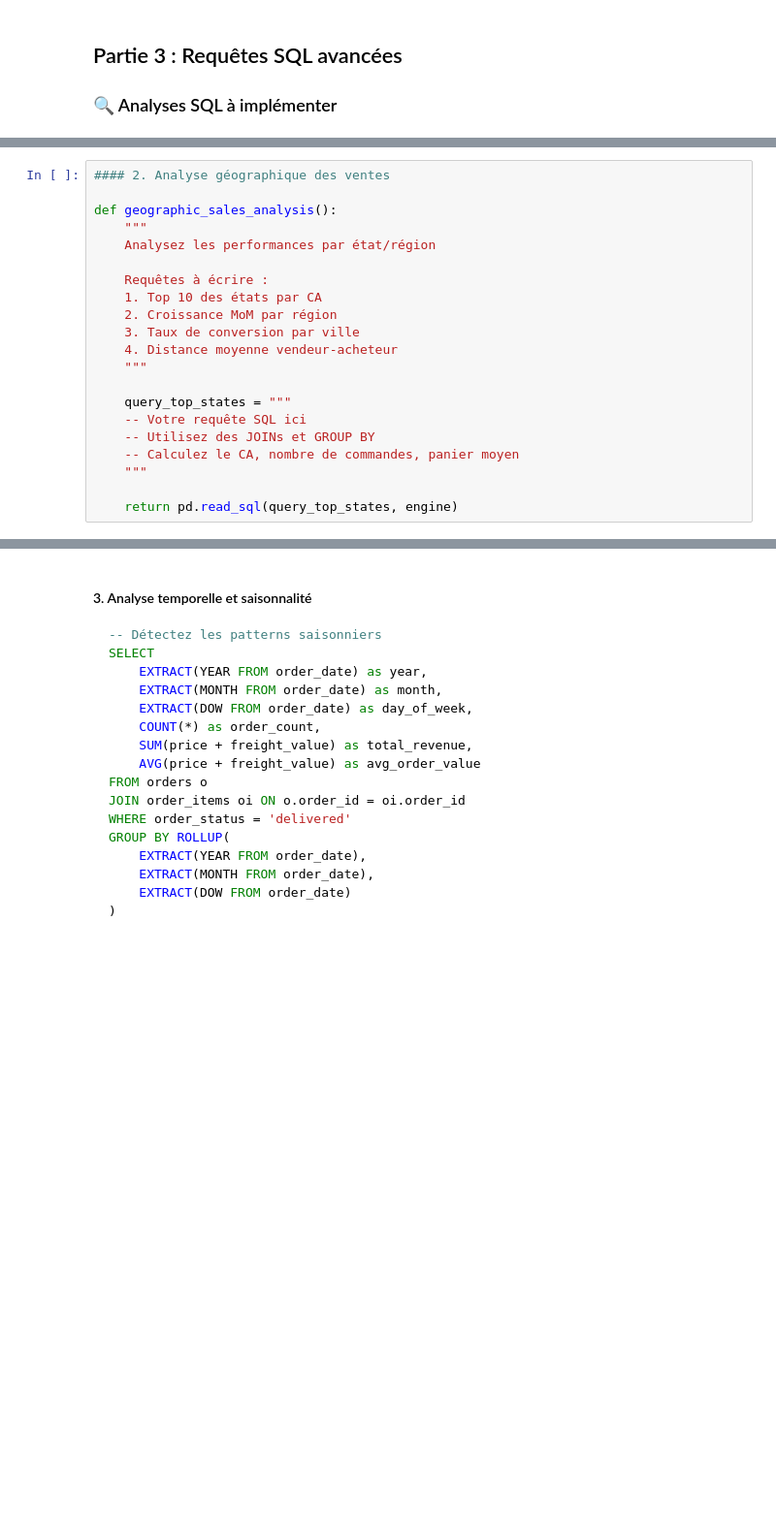
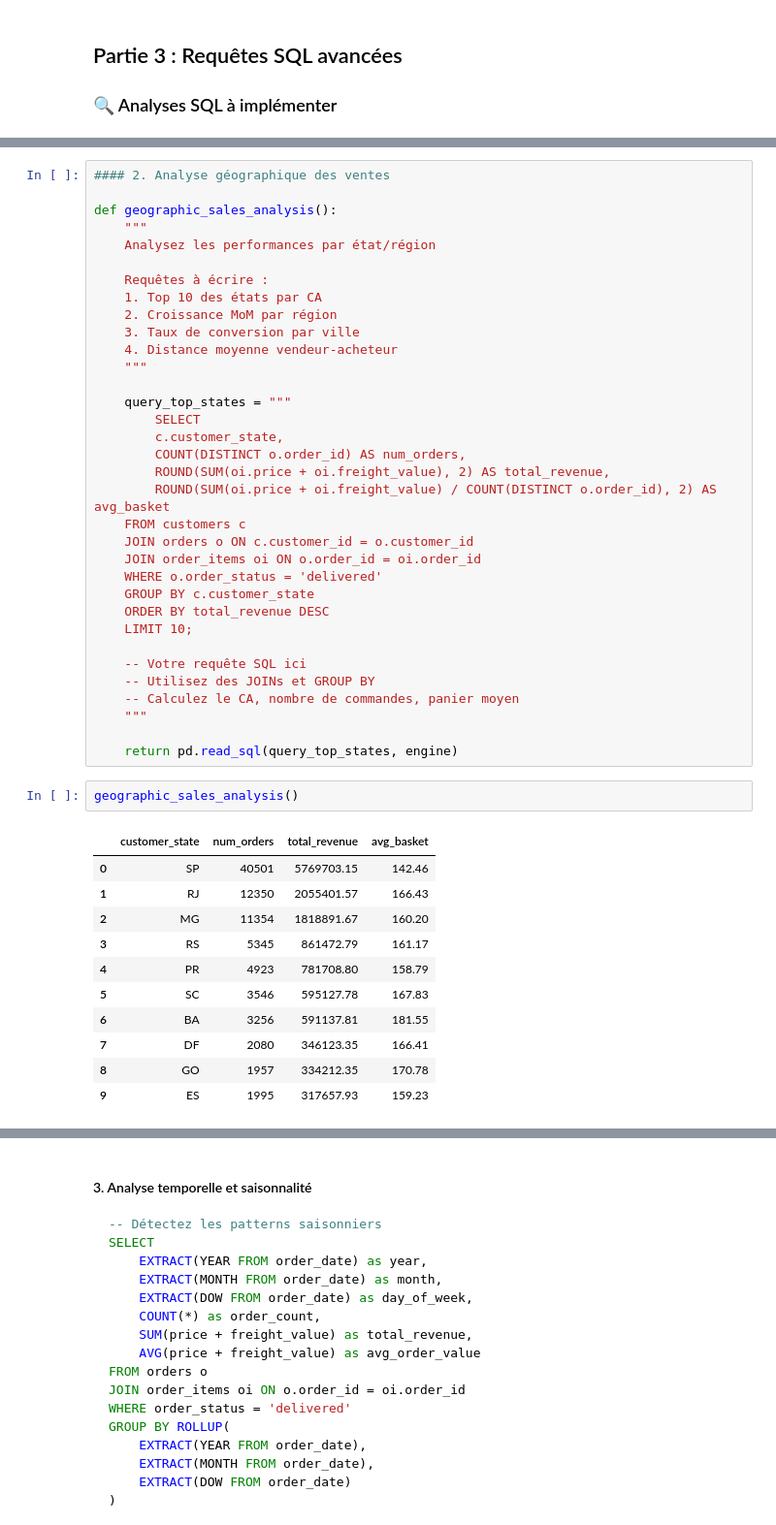
Before and after one commit to emese007/D-veloppement-d-une-solution-d-analyse-de-donn-es-multi-technologies, a Jupyter notebook: notebook-2-analyse-e-commerce-avec-postgresql-en-ligne-68833fcbee385690245472.ipynb, the cells around one changed output, grey strips where cells are left out. Shown: that part at 97% size. Cells and saved outputs as stored; diff of their text form; blank space fills up the shorter version.

```diff
--- a/notebook-2-analyse-e-commerce-avec-postgresql-en-ligne-68833fcbee385690245472.ipynb
+++ b/notebook-2-analyse-e-commerce-avec-postgresql-en-ligne-68833fcbee385690245472.ipynb
@@ -448,9 +423,36 @@ def geographic_sales_analysis():
     """
 
     query_top_states = """
+        SELECT
+        c.customer_state,
+        COUNT(DISTINCT o.order_id) AS num_orders,
+        ROUND(SUM(oi.price + oi.freight_value), 2) AS total_revenue,
+        ROUND(SUM(oi.price + oi.freight_value) / COUNT(DISTINCT o.order_id), 2) AS avg_basket
+    FROM customers c
+    JOIN orders o ON c.customer_id = o.customer_id
+    JOIN order_items oi ON o.order_id = oi.order_id
+    WHERE o.order_status = 'delivered'
+    GROUP BY c.customer_state
+    ORDER BY total_revenue DESC
+    LIMIT 10;
+
     -- Votre requête SQL ici
     -- Utilisez des JOINs et GROUP BY
     -- Calculez le CA, nombre de commandes, panier moyen
     """
 
     return pd.read_sql(query_top_states, engine)
+# %%
+geographic_sales_analysis()
+# %% [output]
+|  | customer_state | num_orders | total_revenue | avg_basket |
+| 0 | SP | 40501 | 5769703.15 | 142.46 |
+| 1 | RJ | 12350 | 2055401.57 | 166.43 |
+| 2 | MG | 11354 | 1818891.67 | 160.20 |
+| 3 | RS | 5345 | 861472.79 | 161.17 |
+| 4 | PR | 4923 | 781708.80 | 158.79 |
+| 5 | SC | 3546 | 595127.78 | 167.83 |
+| 6 | BA | 3256 | 591137.81 | 181.55 |
+| 7 | DF | 2080 | 346123.35 | 166.41 |
+| 8 | GO | 1957 | 334212.35 | 170.78 |
+| 9 | ES | 1995 | 317657.93 | 159.23 |
```
Also changed, not shown: parts of 20 cells of this notebook, 1 other file.
